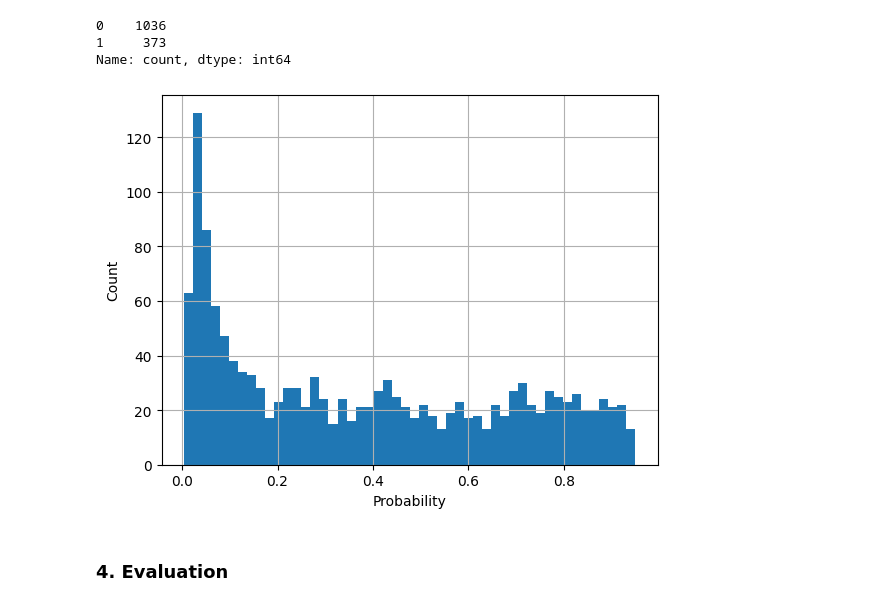
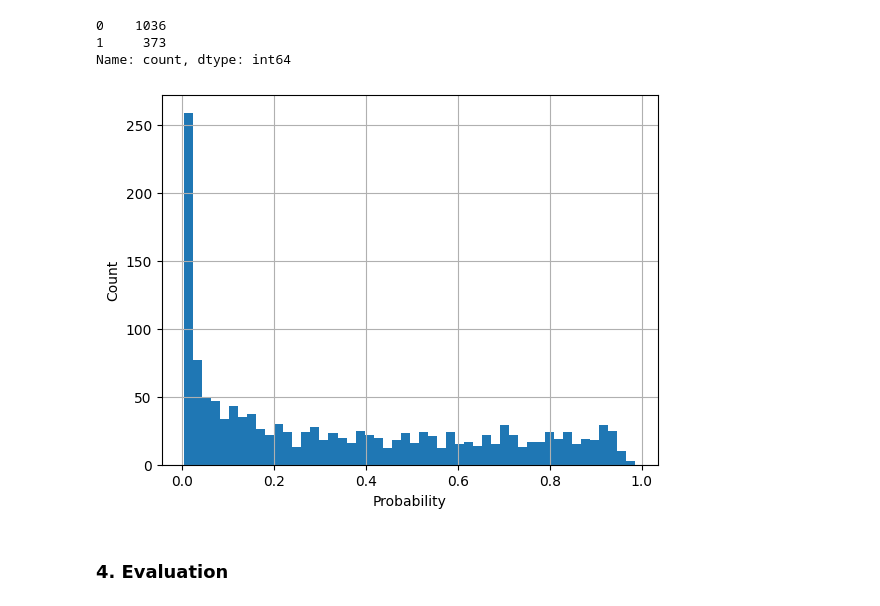
Before and after one commit to HirushikaPelagewtta/Telco-Customer-Churn-Prediction, a Jupyter notebook: Model_Implementation_andEvaluation/5_Threshold_optimization.ipynb.ipynb, the cells around one changed output. Drawn from its saved outputs; the diff is of its cells as text; code cells hidden in the pictures.

```diff
--- a/Model_Implementation_andEvaluation/5_Threshold_optimization.ipynb.ipynb
+++ b/Model_Implementation_andEvaluation/5_Threshold_optimization.ipynb.ipynb
@@ -46,10 +32,12 @@ Y_test = np.load('Artifacts/Y_test.npz')['arr_0']
 # %% [markdown]
 ### 2. Model Training
 # %%
-model_lr = LogisticRegression(
-    random_state = 42,
-    max_iter=1000
+model_cat = CatBoostClassifier(
+    learning_rate = 0.1,
+    l2_leaf_reg = 3,
+    iterations = 500,
+    depth = 3,
+    border_count = 32
 )
-
-model_lr.fit(X_train,Y_train)
+model_cat.fit(X_train,Y_train)
 # %% [output]
@@ -57,11 +62,11 @@ LogisticRegression(max_iter=1000, random_state=42)
 # %% [markdown]
 ### 3. Inference
 # %%
-Y_hat_train = model_lr.predict(X_train)
-Y_hat_test = model_lr.predict(X_test)
+Y_hat_train = model_cat.predict(X_train)
+Y_hat_test = model_cat.predict(X_test)
 
-Y_proba_train = model_lr.predict_proba(X_train)
-Y_proba_test = model_lr.predict_proba(X_test)
+Y_proba_train = model_cat.predict_proba(X_train)
+Y_proba_test = model_cat.predict_proba(X_test)
 # %%
 pd.Series(Y_test).value_counts()
 # %% [output]
@@ -69,15 +74,15 @@ pd.Series(Y_test).value_counts()
 1     373
 Name: count, dtype: int64
 # %%
-Y_lr_test = Y_proba_test[:,1]
+Y_cat_test = Y_proba_test[:,1]
 
-plt.hist(Y_lr_test, bins =50)
+plt.hist(Y_cat_test, bins =50)
 plt.xlabel('Probability')
 plt.ylabel('Count')
 plt.grid()
 plt.show()
 # %% [output]
-[figure, old version]
+[figure, new version]
 # %% [markdown]
 ### 4. Evaluation
 # %%
```
Also changed, not shown: parts of 6 cells of this notebook, 11 other files.
